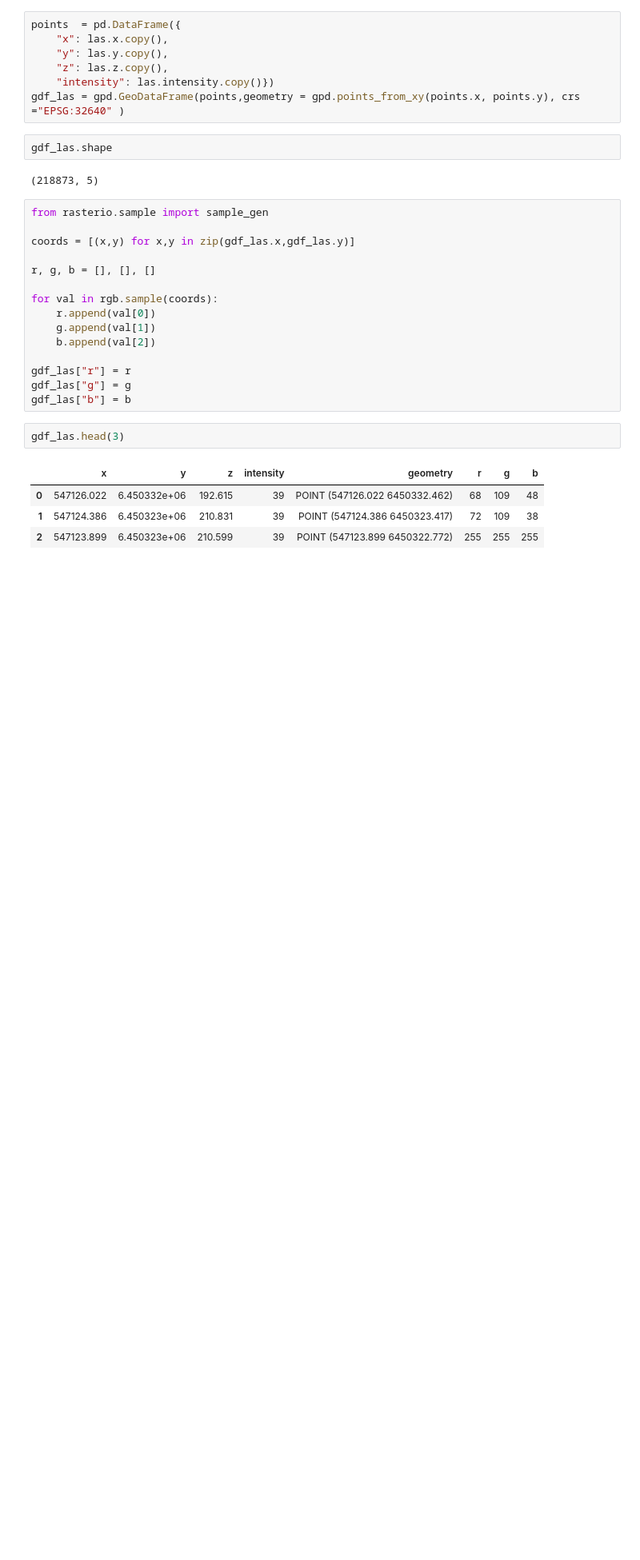
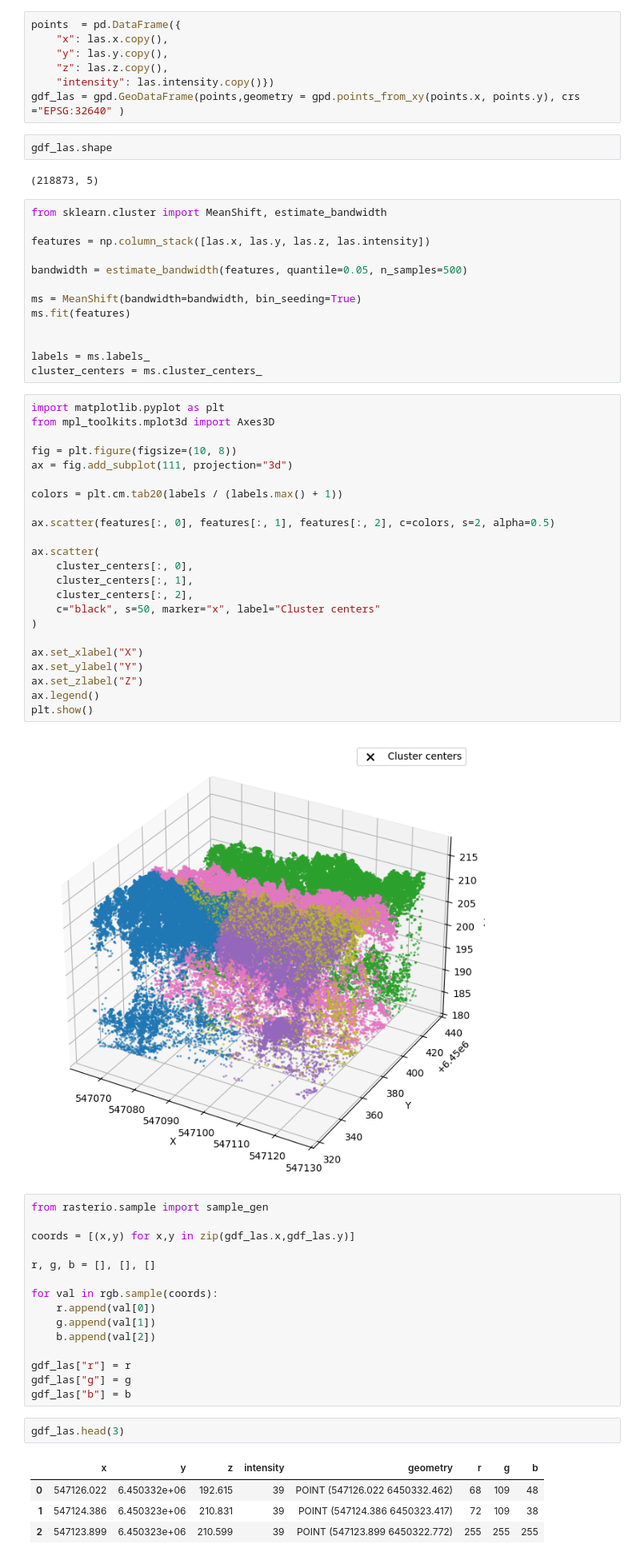
Before and after one commit to rafammi/tree_detection, a Jupyter notebook: scripts/test1.ipynb, the cells around one changed output. Shown at 80% size. Cells and saved outputs as stored; diff of their text form; blank space fills up the shorter version.

```diff
--- a/scripts/test1.ipynb
+++ b/scripts/test1.ipynb
@@ -200,6 +200,44 @@ gdf_las = gpd.GeoDataFrame(points,geometry = gpd.points_from_xy(points.x, points
 gdf_las.shape
 # %% [output]
 (218873, 5)
+# %%
+from sklearn.cluster import MeanShift, estimate_bandwidth
+
+features = np.column_stack([las.x, las.y, las.z, las.intensity])
+
+bandwidth = estimate_bandwidth(features, quantile=0.05, n_samples=500)
+
+ms = MeanShift(bandwidth=bandwidth, bin_seeding=True)
+ms.fit(features)
+
+
+labels = ms.labels_
+cluster_centers = ms.cluster_centers_
+# %%
+import matplotlib.pyplot as plt
+from mpl_toolkits.mplot3d import Axes3D
+
+fig = plt.figure(figsize=(10, 8))
+ax = fig.add_subplot(111, projection="3d")
+
+colors = plt.cm.tab20(labels / (labels.max() + 1))
+
+ax.scatter(features[:, 0], features[:, 1], features[:, 2], c=colors, s=2, alpha=0.5)
+
+ax.scatter(
+    cluster_centers[:, 0],
+    cluster_centers[:, 1],
+    cluster_centers[:, 2],
+    c="black", s=50, marker="x", label="Cluster centers"
+)
+
+ax.set_xlabel("X")
+ax.set_ylabel("Y")
+ax.set_zlabel("Z")
+ax.legend()
+plt.show()
+# %% [output]
+[figure, added]
 # %%
 from rasterio.sample import sample_gen
 
```
Also changed, not shown: 4 other files.
